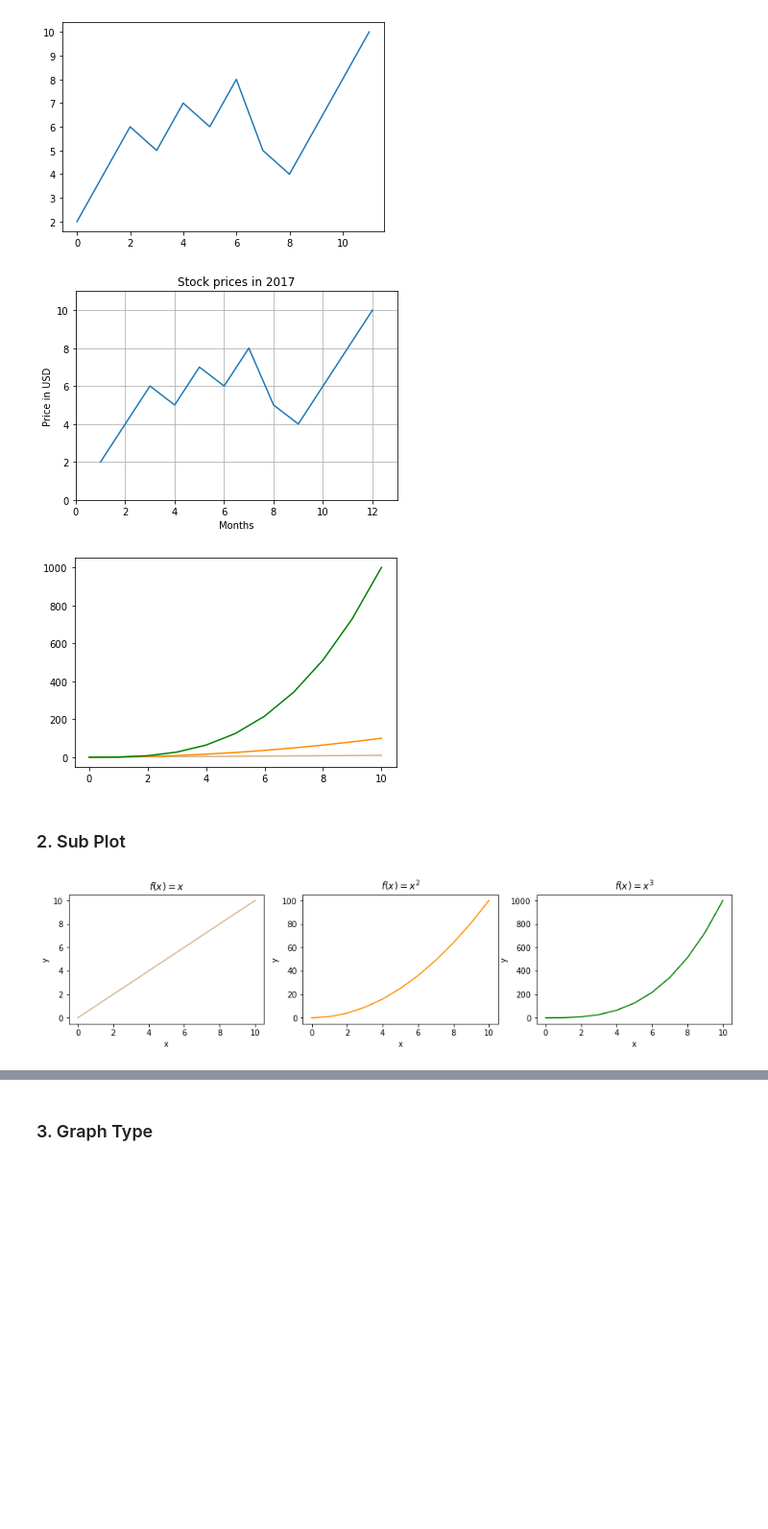
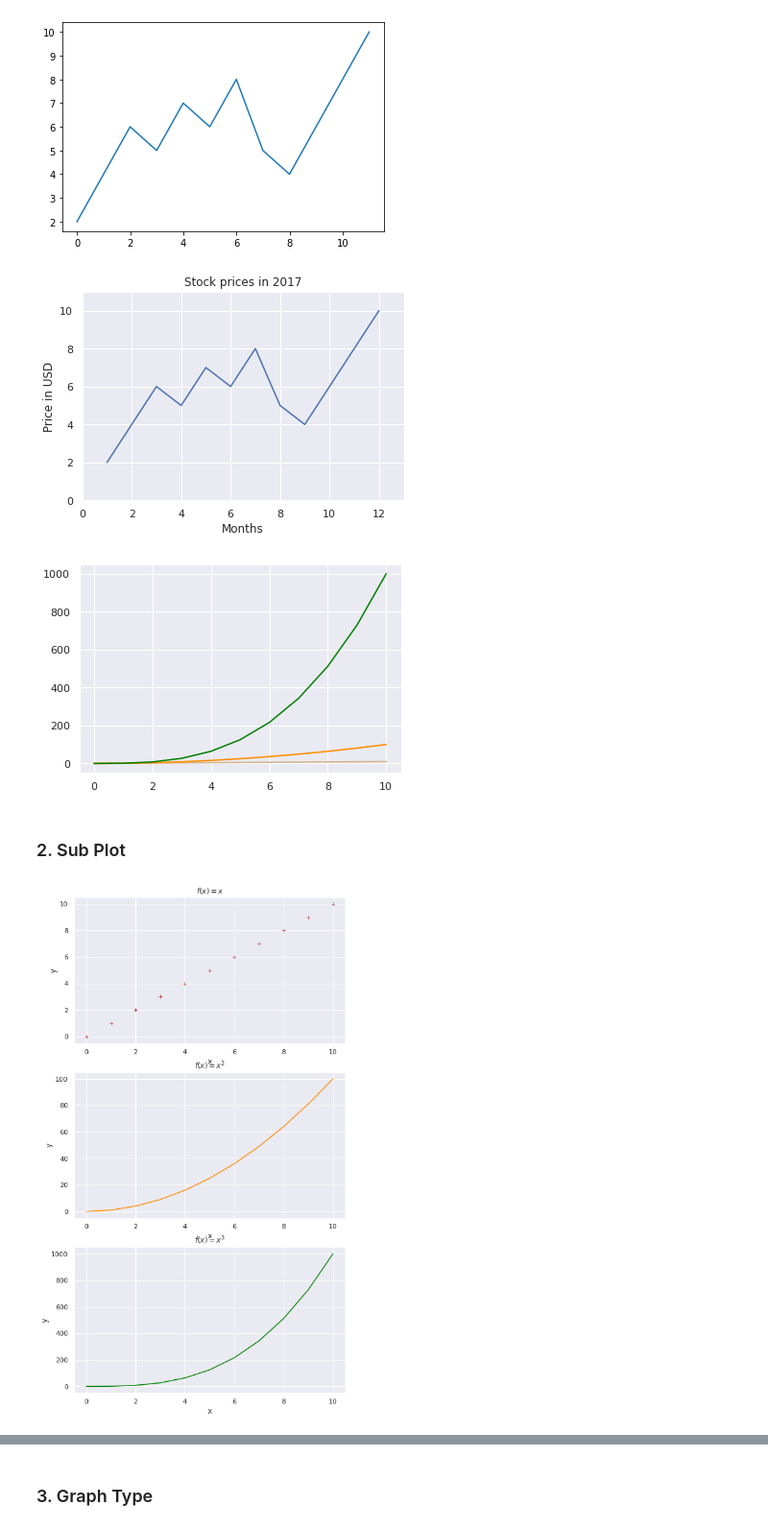
Before and after one commit to plenoi/BDM, a Jupyter notebook: BDM_Week3.ipynb, the cells around one changed output, grey strips where cells are left out. Shown at 96% size. Cells and saved outputs as stored; diff of their text form; code cells hidden in the pictures; blank space fills up the shorter version.

```diff
--- a/BDM_Week3.ipynb
+++ b/BDM_Week3.ipynb
@@ -18,18 +18,19 @@ plt.show()
 # %% [output]
 [figure]
 # %%
-import matplotlib.pyplot as plt
+import seaborn as sns
+sns.set()
 data = [2,4,6,5,7,6,8,5,4,6,8,10]
 months = range(1, len(data)+1)    # begin X (months) at 1 instead of 0
-plt.plot(months,data)             # pass both X and Y list values to the plot
+plt.plot(months, data)             # pass both X and Y list values to the plot
 plt.title('Stock prices in 2017') # use the `title()` function and pass a string
 plt.xlabel('Months')              # use the `xlabel()` function and pass a string
 plt.ylabel('Price in USD')        # use the `ylabel()` function and pass a string
 plt.axis([0,13,0,11])             # specify viewport with values [xmin,xmax,ymin,ymax]
-plt.grid()                        # use the `grid()` function to turn on the axes grid
+#plt.grid()                       # use the `grid()` function to turn on the axes grid
 plt.show()
 # %% [output]
-[figure, old version]
+[figure, new version]
 # %%
 y1 = [0, 1, 2, 3, 4, 5, 6, 7, 8, 9, 10]
 y2 = [0, 1, 4, 9, 16, 25, 36, 49, 64, 81, 100]
@@ -40,29 +41,30 @@ plt.plot(y2, color='darkorange') # plot the y2 sequence, with color='darkorange'
 plt.plot(y3, color='green')      # plot the y3 sequence, with color='green'
 plt.show()
 # %% [output]
-[figure, old version]
+[figure, new version]
 # %% [markdown]
 ### 2. Sub Plot
 # %%
-plt.figure(1, figsize=(15,3))    # first create 1 figure,                                # the figsize argument is a tuple of (width, height)
-plt.subplot(1,3,1)               # numrows=1, numcols=3, fignum=1
+plt.figure(1, figsize=(8,15))    # first create 1 figure,# the figsize argument is a tuple of (width, height)
+
+plt.subplot(3,1,1)               # numrows=1, numcols=3, fignum=1
 plt.xlabel('x')
 plt.ylabel('y')
 plt.title(r'$f(x) = x$')
+plt.plot(y1,'r+')        # plot the y1 sequence
 
-plt.plot(y1, color='tan')        # plot the y1 sequence
-plt.subplot(1,3,2)               # numrows=1, numcols=3, fignum=2
+plt.subplot(3,1,2)               # numrows=1, numcols=3, fignum=2
 plt.xlabel('x')
 plt.ylabel('y')
 plt.title(r'$f(x) = x^2$')       # scientific "TeX" notation for superscript
 plt.plot(y2, color='darkorange') # plot the y2 sequence
 
-plt.subplot(1,3,3)               # numrows=1, numcols=3, fignum=3
+plt.subplot(3,1,3)               # numrows=1, numcols=3, fignum=3
 plt.xlabel('x')
 plt.ylabel('y')
 plt.title(r'$f(x) = x^3$')
 plt.plot(y3, color='green')      # plot the y3 sequence
 
 plt.show()
 # %% [output]
-[figure, old version]
+[figure, new version]
```
Also changed, not shown: parts of 30 cells of this notebook.
